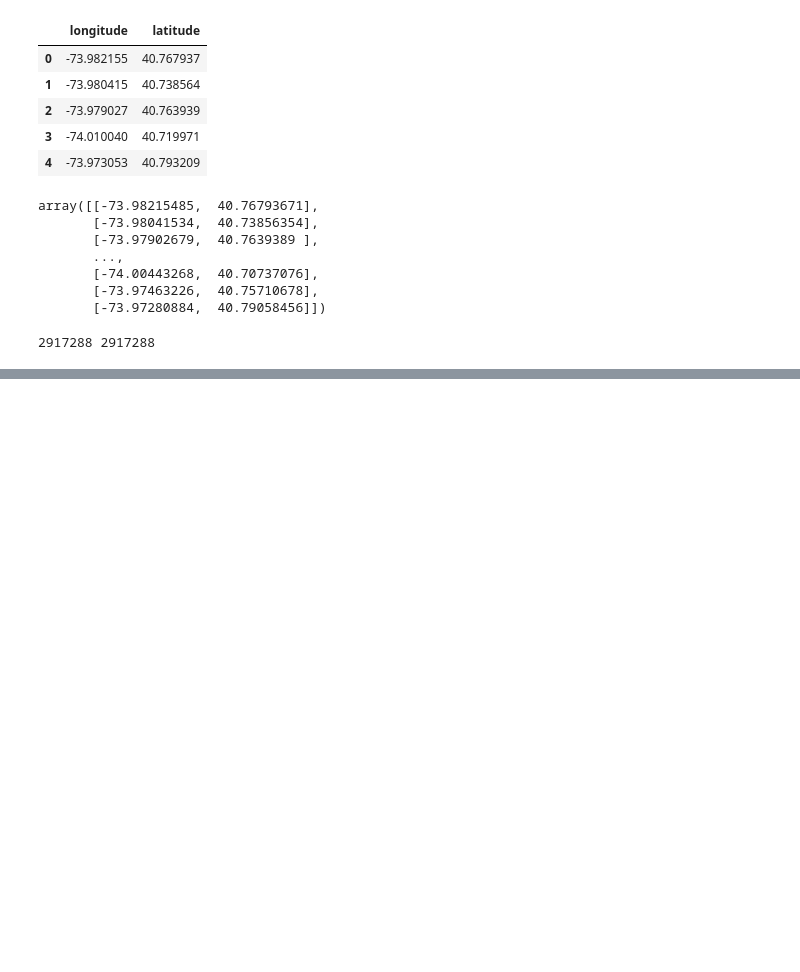
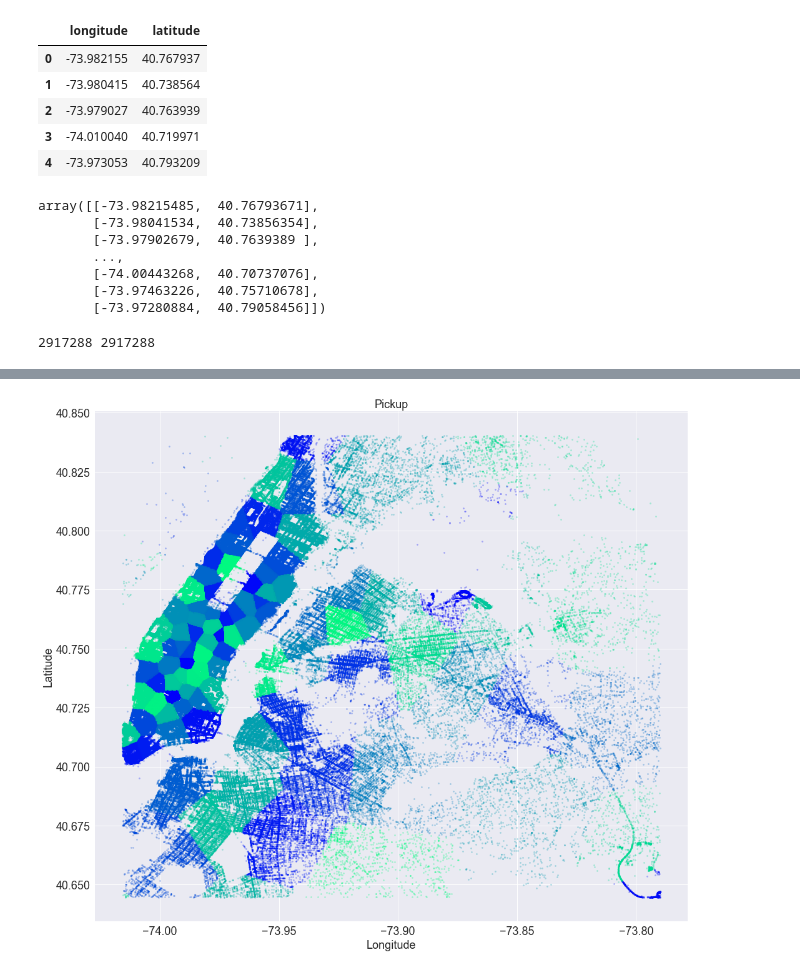
Before and after one commit to yennanliu/NYC_Taxi_Trip_Duration, a Jupyter notebook: notebook/EDA_jtsai_clustering.ipynb, the cells around one changed output, grey strips where cells are left out. Saved outputs shown, nothing was run; the diff lists cells and outputs as text; code cells hidden in the pictures; blank space fills up the shorter version.

```diff
--- a/notebook/EDA_jtsai_clustering.ipynb
+++ b/notebook/EDA_jtsai_clustering.ipynb
@@ -433,5 +441,7 @@ plt.show()
 # %%
 plt.figure(figsize=(17,15))
 draw_map_zone(df_map, 'dropoff_longitude', 'dropoff_latitude', 'dropoff_zone', 'Pickup')
-draw_sub_zone(df_sub)
+#draw_sub_zone(df_sub)
 plt.show()
+# %% [output]
+[figure, added]
```
Also changed, not shown: parts of 15 cells of this notebook.
